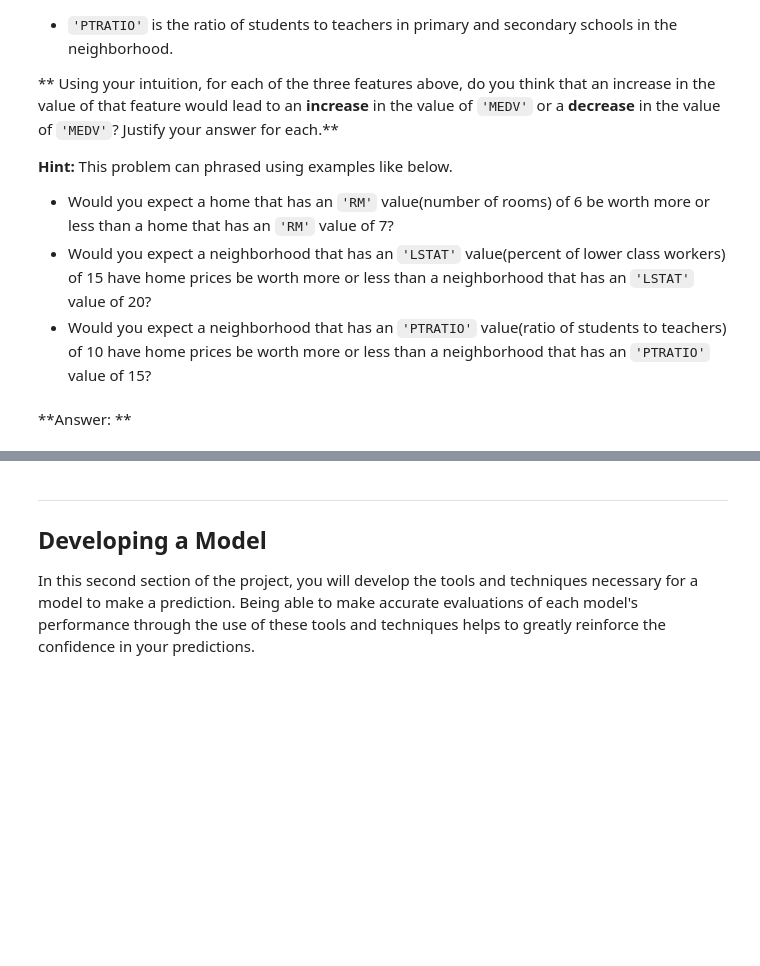
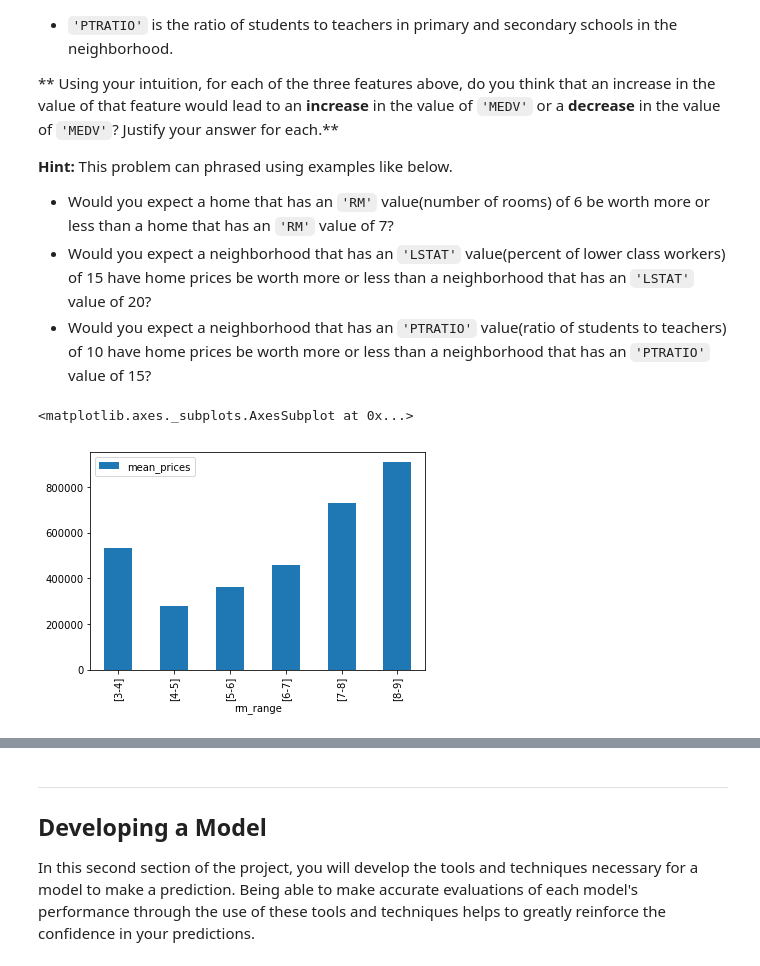
Before and after one commit to dungpt3003/machine-learning, a Jupyter notebook: projects/boston_housing/boston_housing.ipynb, the cells around one changed output, grey strips where cells are left out. Cells and saved outputs as stored; diff of their text form; code cells hidden in the pictures; blank space fills up the shorter version.

```diff
--- a/projects/boston_housing/boston_housing.ipynb
+++ b/projects/boston_housing/boston_housing.ipynb
@@ -97,5 +105,25 @@ As a reminder, we are using three features from the Boston housing dataset: `'RM
 * Would you expect a home that has an `'RM'` value(number of rooms) of 6 be worth more or less than a home that has an `'RM'` value of 7?
 * Would you expect a neighborhood that has an `'LSTAT'` value(percent of lower class workers) of 15 have home prices be worth more or less than a neighborhood that has an `'LSTAT'` value of 20?
 * Would you expect a neighborhood that has an `'PTRATIO'` value(ratio of students to teachers) of 10 have home prices be worth more or less than a neighborhood that has an `'PTRATIO'` value of 15?
-# %% [markdown]
-**Answer: **
+# %%
+# Correlation between 'RM' and 'MEDV'
+# Calculate the range of values of the feature 'RM'
+min_rounded_rm = int(np.min(data['RM'])) # Result: 3
+max_rounded_rm = int(np.max(data['RM'])) + 1 # Result: 9
+
+def value_range(i):
+    return "[{}-{}]".format(i, i + 1)
+
+# Calculate mean price for houses have 'RM' value between i and i + 1
+def mean_price(i):
+    return np.mean(data[(data['RM'] >= i) & (data['RM'] < i + 1)]['MEDV'])
+
+value_range_rm = map(value_range, range(min_rounded_rm, max_rounded_rm))
+mean_prices_by_rm = map(mean_price, range(min_rounded_rm, max_rounded_rm))
+
+# Plot the correlation between 'RM' and 'MEDV'
+df = pd.DataFrame({'rm_range': value_range_rm, 'mean_prices': mean_prices_by_rm})
+df[['rm_range','mean_prices']].plot(x='rm_range', kind='bar')
+# %% [output]
+<matplotlib.axes._subplots.AxesSubplot at 0x...>
+[figure, added]
```
Also changed, not shown: parts of 6 cells of this notebook.
